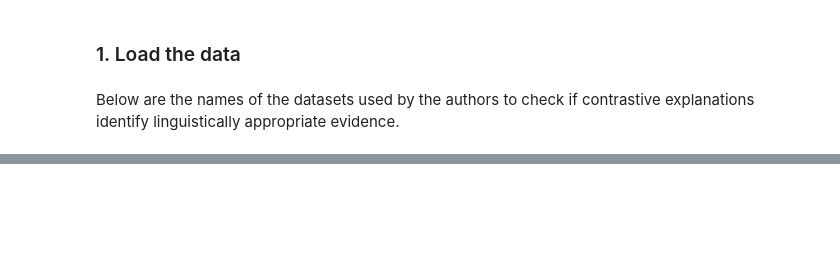
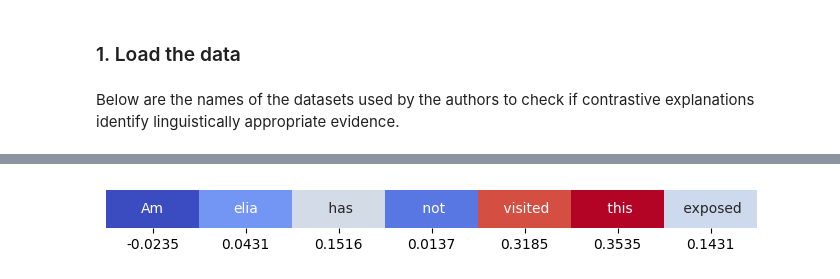
Before and after one commit to Bindila-Bogdan/Interpreting-Language-Models, a Jupyter notebook: data_preparation.ipynb, the cells around one changed output, grey strips where cells are left out. Cells and saved outputs as stored; diff of their text form; code cells hidden in the pictures; blank space fills up the shorter version.

```diff
--- a/data_preparation.ipynb
+++ b/data_preparation.ipynb
@@ -156,7 +276,7 @@ The number of pairs with different number of words: 12
 gpt2model = GPT2Model()
 # %%
 def match_evidence_with_tokenization(space_tokenization, gpt_tokenization, known_evidence):
-    # this function adds 0s or 1s in the known evidence to match the gpt tokens
+    # this function adds 0s or 1s in the known evidence to match the list of GPT tokens
 
     space_tokenization_index = 0
     updated_known_evidence = []
@@ -165,8 +285,7 @@ def match_evidence_with_tokenization(space_tokenization, gpt_tokenization, known
     for gpt_tokenization_index, gpt_token in enumerate(gpt_tokenization[1:]):
         if accumulated_string == space_tokenization[space_tokenization_index]:
             updated_known_evidence.append(known_evidence[space_tokenization_index])
-            gpt_tokenization_index += 1
-            accumulated_string = gpt_tokenization[gpt_tokenization_index]
+            accumulated_string = gpt_tokenization[gpt_tokenization_index + 1]
             space_tokenization_index += 1
 
         else:
@@ -203,0 +320,8 @@ np.array(gradient_norm_dot_product).mean()
+# %%
+def get_contrastive_method(index):
+    if index == 0:
+        return "gradient norm", gpt2model.get_contrastive_gradient_norm
+    elif index == 1:
+        return "input x gradient", gpt2model.get_contrastive_input_x_gradient
+    else:
+        return "input erasure", gpt2model.get_input_erasure
@@ -203,0 +360,10 @@ np.array(gradient_norm_dot_product).mean()
+# %%
+global_form_data = []
+
+for phenomenon, datasets_for_phenomenon in zip(phenomena, datasets):
+    data = get_data(datasets_for_phenomenon)
+    extracted_sentences_data = preprocess_data(data, phenomenon)
+    global_form_data += extract_form_data(extracted_sentences_data, phenomenon)
+
+with open('./data/form_data.json', 'w') as f:
+    json.dump(global_form_data, f)
@@ -203,0 +379,23 @@ np.array(gradient_norm_dot_product).mean()
+# %%
+def plot_explanation(words, scores, name="explanation"):
+    fig, ax = plt.subplots(1, 1)
+    fig.set_size_inches(1.2 * len(scores), 0.5)
+
+    rounded_scores = [round(score, 4) for score in scores]
+    xticks_positions = np.array(range(len(rounded_scores))) + 0.5
+
+    sns.heatmap(data=np.array([scores]), annot=labels, fmt="", cmap='coolwarm', cbar=False, ax=ax)
+    ax.set_xticks(ticks=xticks_positions, labels=np.array(rounded_scores))
+    ax.set_yticks([])
+
+    plt.show()
+    fig.savefig(f"./visual_explanations/{name}.png")
+# %%
+words = [info[0] for info in global_form_data[10]["explanation"]]
+# words contains ['Am', 'elia', ' has', ' not', ' visited', ' this', ' exposed']
+scores = [info[1] for info in global_form_data[10]["explanation"]]
+# scores contains [-0.023513547215242535, 0.04307653600029133, 0.15159219643324162, 0.013719914235362795, 0.3185397058709933, 0.3534767672955558, 0.14310842737979765]
+
+plot_explanation(words, scores)
+# %% [output]
+[figure, added]
```
Also changed, not shown: parts of 25 cells of this notebook, 19 other files.
